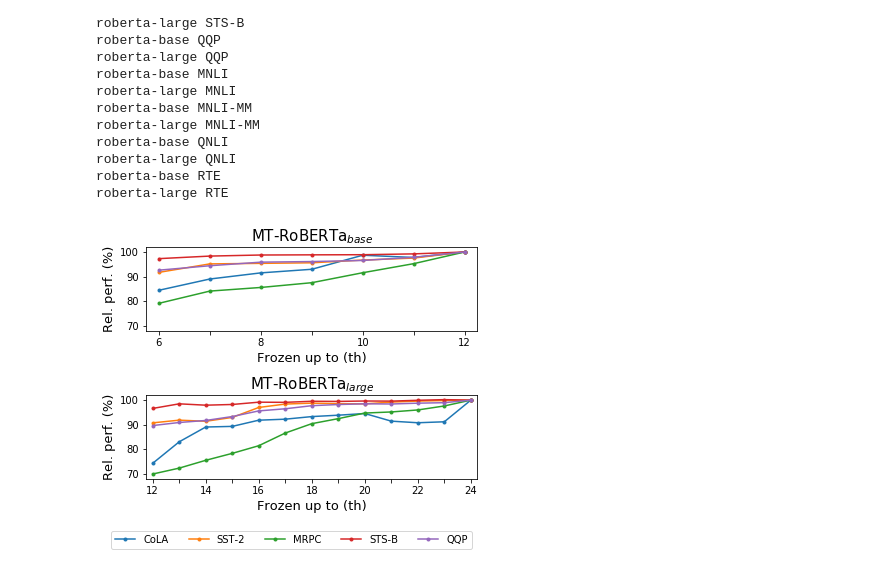
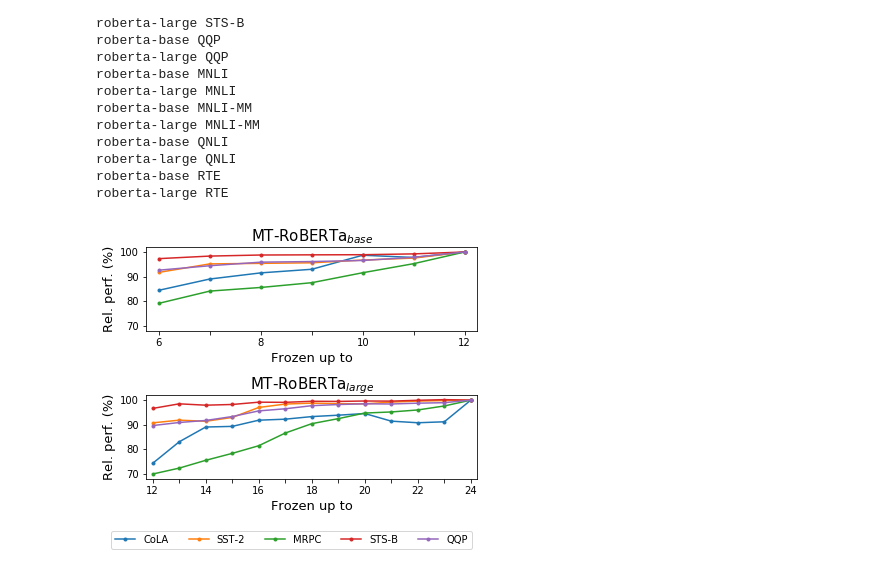
Before and after one commit to ljj7975/transformers, a Jupyter notebook: finetuning_exp/mt-dnn/graphing-relative-diff.ipynb, the cells around one changed output. Drawn from its saved outputs; the diff is of its cells as text; code cells hidden in the pictures.

Commit message:
Minor update to plotting

```diff
--- a/finetuning_exp/mt-dnn/graphing-relative-diff.ipynb
+++ b/finetuning_exp/mt-dnn/graphing-relative-diff.ipynb
@@ -235,32 +235,32 @@ def draw_graph(ax, model_size, collected, tasks):
         y_data.reverse()
         y_data_relative = [100*(x/y_data[-1]) for x in y_data]
         ax.plot(y_data_relative, '.-', label=task)
 
     ax.set_ylim(68, 102)
     ax.set_xticks(np.arange(1+len(x_axis)))
     ax.set_xticklabels(x_axis)
     ax.set_xlim(-0.25, len(x_axis)-0.75)
-    ax.set_xlabel("Frozen up to (th)", fontsize=13)
+    ax.set_xlabel("Frozen up to", fontsize=13)
     ax.set_ylabel("Rel. perf. (%)", fontsize=13)
 
     subscript = "$_{base}$" if model_size=='base' else "$_{large}$"
     ax.set_title("MT-RoBERTa" + subscript, fontsize=15)
 
 
 # import seaborn as sns
 # sns.set(style='white', font_scale=2.5)
 
 scale = 1 / 1.5
 fig, axes = plt.subplots(2, 1, figsize=[6.4*1.3*scale, 6.4 * scale])
 draw_graph(axes[0], 'base', results, real_all_tasks)
 draw_graph(axes[1], 'large', results, real_all_tasks)
 axes[0].legend(real_all_tasks["roberta-base"],
            bbox_to_anchor=(-0.07/scale, -1.4/scale - 0.3),
            loc='upper left', ncol=5, borderaxespad=0.)
 plt.tight_layout()
 
 import os
 os.system("mkdir -p images")
 plt.savefig("images/MTRoBERTa.pdf", bbox_inches='tight')
 # %% [output]
-[figure, old version]
+[figure, new version]
```
